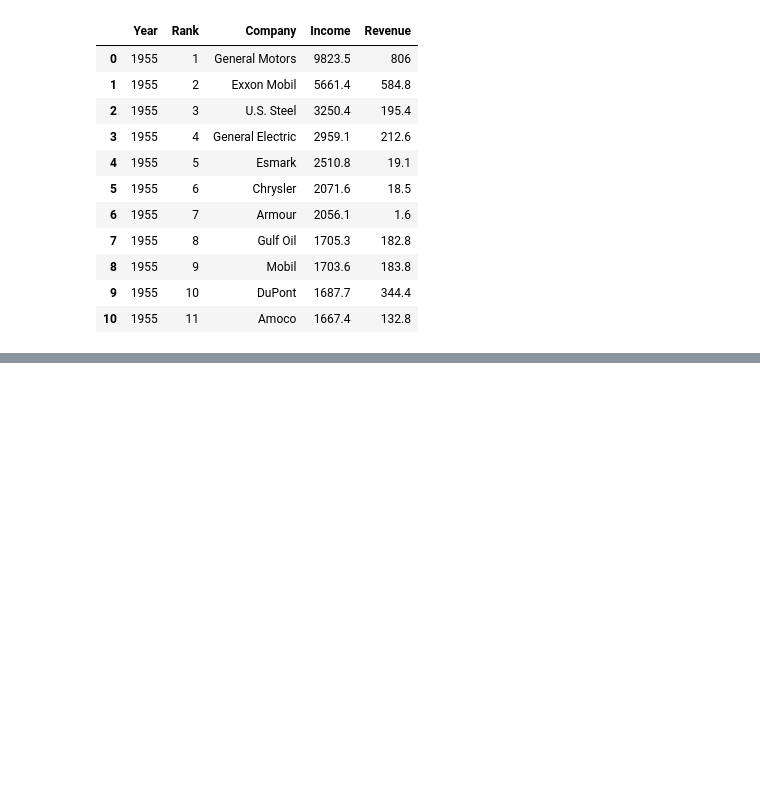
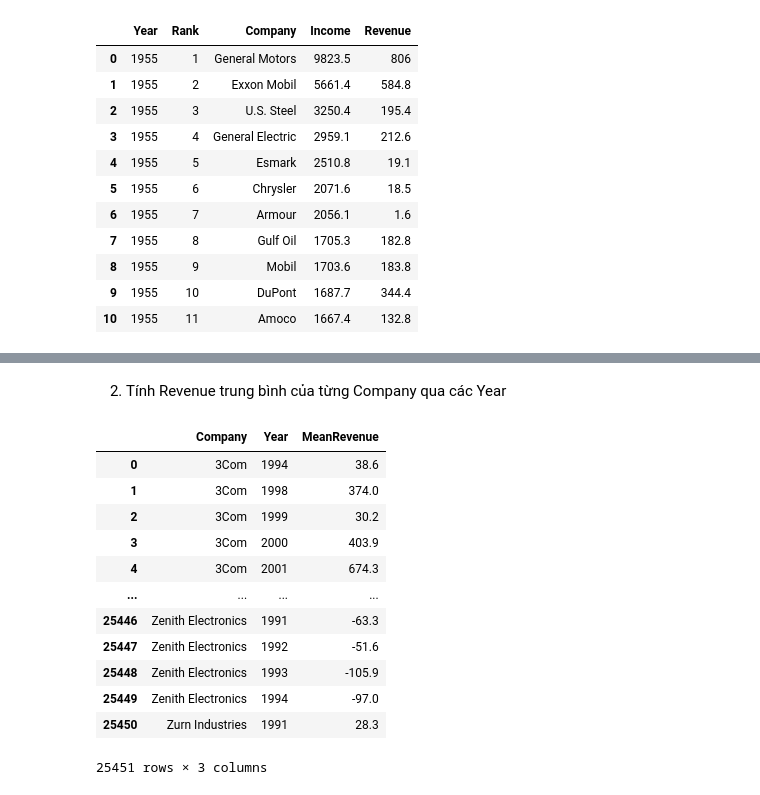
Before and after one commit to MathematicGuy/Machine-Learning-2024, a Jupyter notebook: Learn/DataAnalysis/Analysis.ipynb, the cells around one changed output, grey strips where cells are left out. Cells and saved outputs as stored; diff of their text form; code cells hidden in the pictures; blank space fills up the shorter version.

```diff
--- a/Learn/DataAnalysis/Analysis.ipynb
+++ b/Learn/DataAnalysis/Analysis.ipynb
@@ -99,0 +39,23 @@ Name: Công ty, dtype: object
+# %% [markdown]
+2. Tính Revenue trung bình của từng Company qua các Year
+# %%
+# Ensure the 'Revenue' column is numeric
+df['Revenue'] = pd.to_numeric(df['Revenue'], errors='coerce') # convert N.A to NaN
+
+# Group by 'Company' and calculate the mean of 'Revenue'
+mean_revenue_yearly = df.groupby(['Company', 'Year'])['Revenue'].mean().reset_index(name='MeanRevenue')
+mean_revenue_yearly
+# %% [output]
+|  | Company | Year | MeanRevenue |
+| 0 | 3Com | 1994 | 38.6 |
+| 1 | 3Com | 1998 | 374.0 |
+| 2 | 3Com | 1999 | 30.2 |
+| 3 | 3Com | 2000 | 403.9 |
+| 4 | 3Com | 2001 | 674.3 |
+| ... | ... | ... | ... |
+| 25446 | Zenith Electronics | 1991 | -63.3 |
+| 25447 | Zenith Electronics | 1992 | -51.6 |
+| 25448 | Zenith Electronics | 1993 | -105.9 |
+| 25449 | Zenith Electronics | 1994 | -97.0 |
+| 25450 | Zurn Industries | 1991 | 28.3 |
+25451 rows × 3 columns
```
Also changed, not shown: parts of 35 cells of this notebook.
